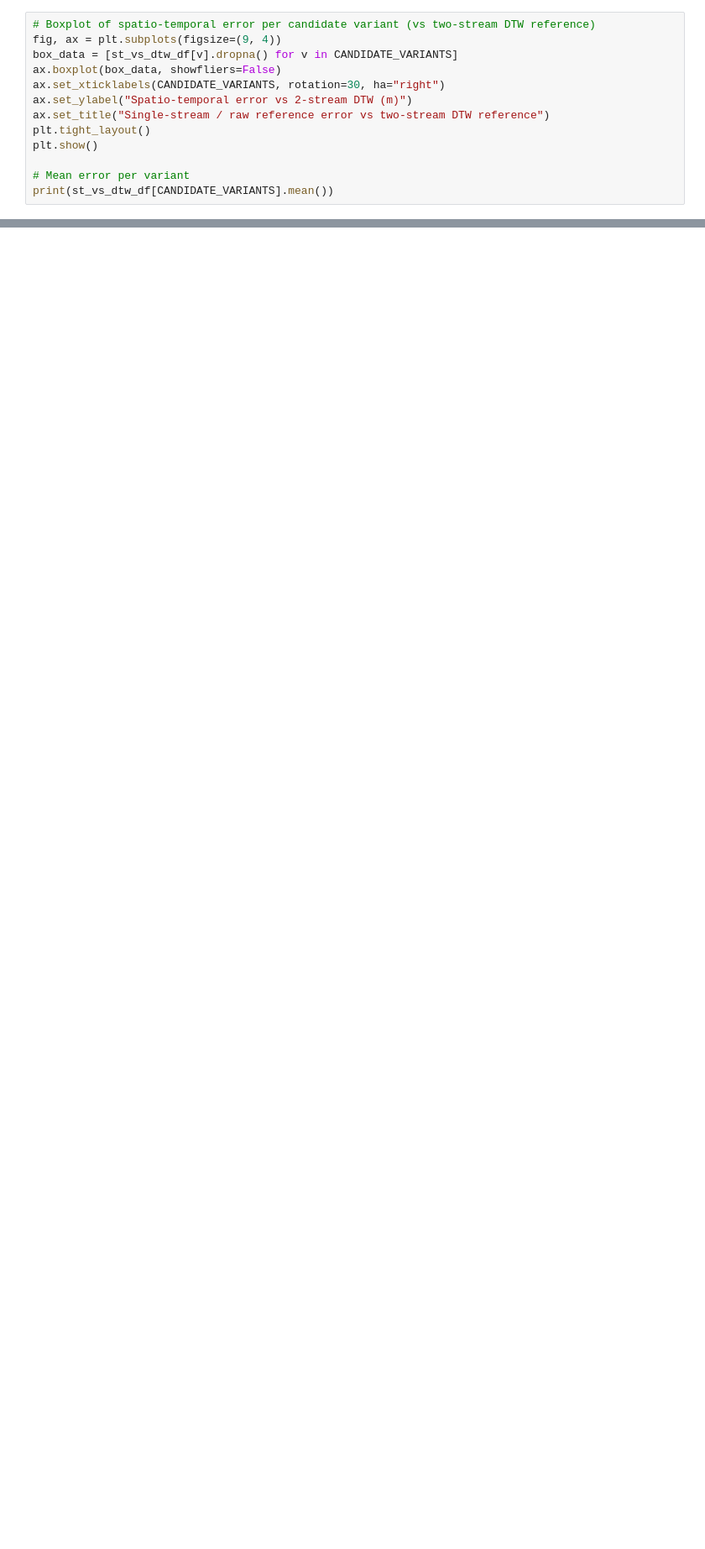
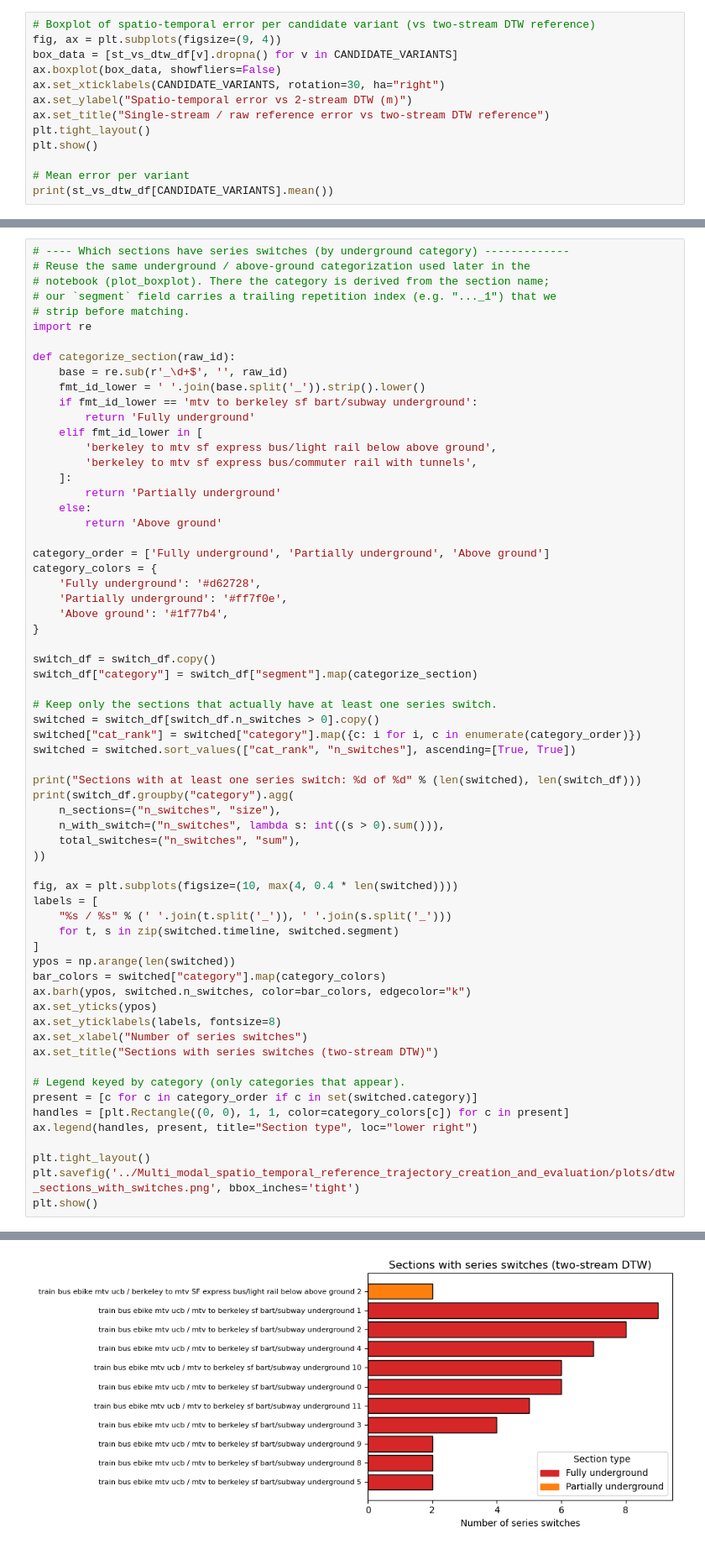
Before and after one commit to KG2468/mobilitynet-analysis-scripts, a Jupyter notebook: trajectory_evaluation_spatio_temporal_all.ipynb, the cells around one changed output, grey strips where cells are left out. Shown at 84% size. Drawn from its saved outputs; the diff is of its cells as text; blank space fills up the shorter version.

```diff
--- a/trajectory_evaluation_spatio_temporal_all.ipynb
+++ b/trajectory_evaluation_spatio_temporal_all.ipynb
@@ -569,0 +940,65 @@ print(st_vs_dtw_df[CANDIDATE_VARIANTS].mean())
+# %%
+# ---- Which sections have series switches (by underground category) -------------
+# Reuse the same underground / above-ground categorization used later in the
+# notebook (plot_boxplot). There the category is derived from the section name;
+# our `segment` field carries a trailing repetition index (e.g. "..._1") that we
+# strip before matching.
+import re
+
+def categorize_section(raw_id):
+    base = re.sub(r'_\d+$', '', raw_id)
+    fmt_id_lower = ' '.join(base.split('_')).strip().lower()
+    if fmt_id_lower == 'mtv to berkeley sf bart/subway underground':
+        return 'Fully underground'
+    elif fmt_id_lower in [
+        'berkeley to mtv sf express bus/light rail below above ground',
+        'berkeley to mtv sf express bus/commuter rail with tunnels',
+    ]:
+        return 'Partially underground'
+    else:
+        return 'Above ground'
+
+category_order = ['Fully underground', 'Partially underground', 'Above ground']
+category_colors = {
+    'Fully underground': '#d62728',
+    'Partially underground': '#ff7f0e',
+    'Above ground': '#1f77b4',
+}
+
+switch_df = switch_df.copy()
+switch_df["category"] = switch_df["segment"].map(categorize_section)
+
+# Keep only the sections that actually have at least one series switch.
+switched = switch_df[switch_df.n_switches > 0].copy()
+switched["cat_rank"] = switched["category"].map({c: i for i, c in enumerate(category_order)})
+switched = switched.sort_values(["cat_rank", "n_switches"], ascending=[True, True])
+
+print("Sections with at least one series switch: %d of %d" % (len(switched), len(switch_df)))
+print(switch_df.groupby("category").agg(
+    n_sections=("n_switches", "size"),
+    n_with_switch=("n_switches", lambda s: int((s > 0).sum())),
+    total_switches=("n_switches", "sum"),
+))
+
+fig, ax = plt.subplots(figsize=(10, max(4, 0.4 * len(switched))))
+labels = [
+    "%s / %s" % (' '.join(t.split('_')), ' '.join(s.split('_')))
+    for t, s in zip(switched.timeline, switched.segment)
+]
+ypos = np.arange(len(switched))
+bar_colors = switched["category"].map(category_colors)
+ax.barh(ypos, switched.n_switches, color=bar_colors, edgecolor="k")
+ax.set_yticks(ypos)
+ax.set_yticklabels(labels, fontsize=8)
+ax.set_xlabel("Number of series switches")
+ax.set_title("Sections with series switches (two-stream DTW)")
+
+# Legend keyed by category (only categories that appear).
+present = [c for c in category_order if c in set(switched.category)]
+handles = [plt.Rectangle((0, 0), 1, 1, color=category_colors[c]) for c in present]
+ax.legend(handles, present, title="Section type", loc="lower right")
+
+plt.tight_layout()
+plt.savefig('../Multi_modal_spatio_temporal_reference_trajectory_creation_and_evaluation/plots/dtw_sections_with_switches.png', bbox_inches='tight')
+plt.show()
+# %% [output]
@@ -569,0 +1011 @@ print(st_vs_dtw_df[CANDIDATE_VARIANTS].mean())
+[figure, added]
```
Also changed, not shown: parts of 10 cells of this notebook, 3 other files.
